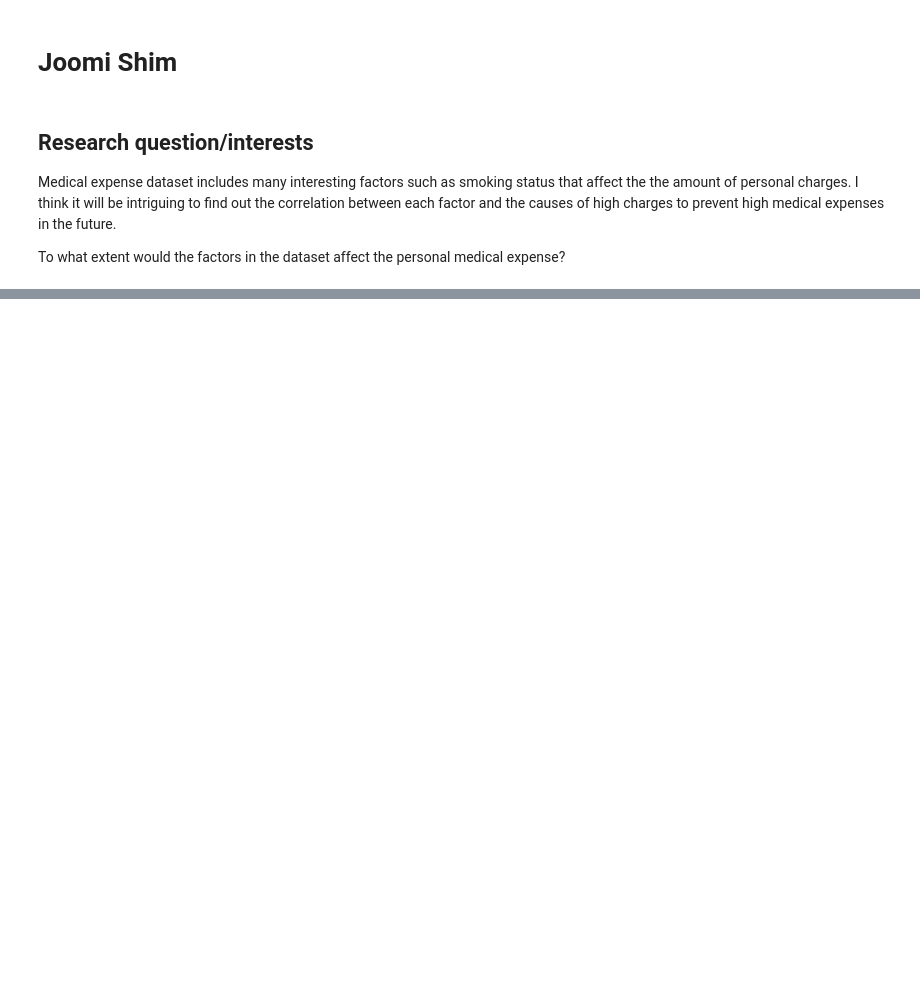
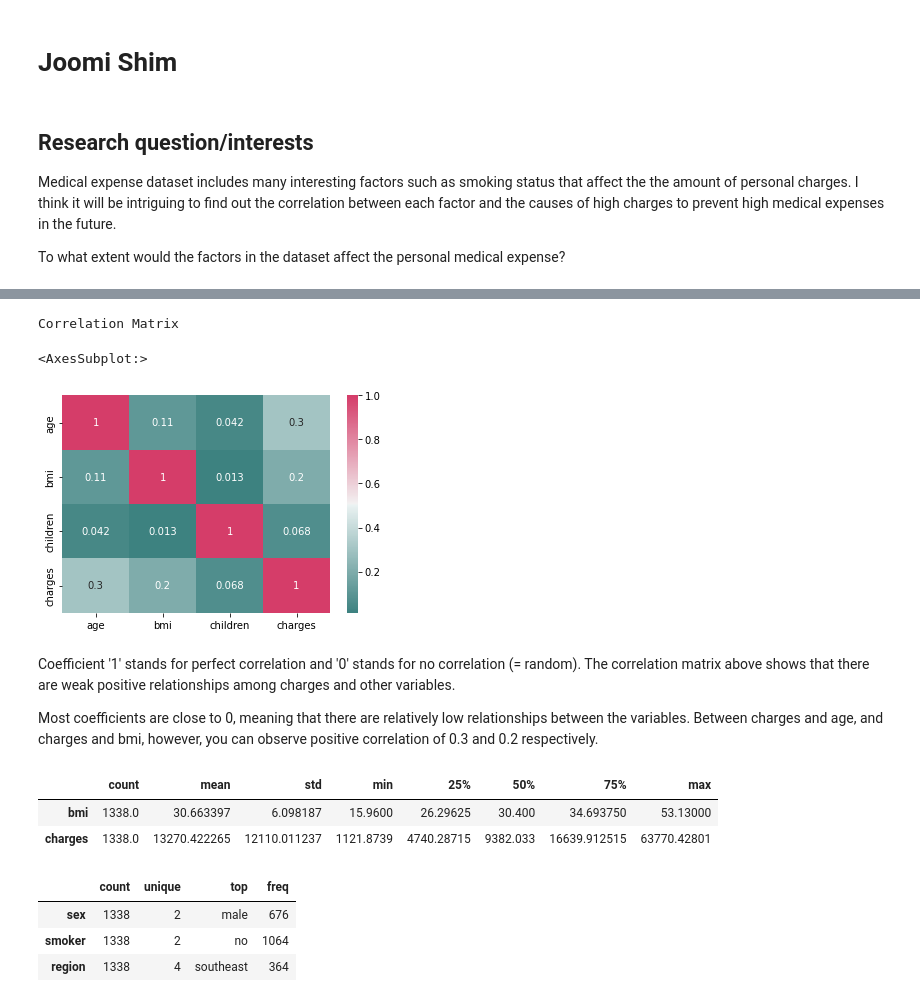
Before and after one commit to data301-2021-winter1/project-group60-project, a Jupyter notebook: notebooks/analysis1.ipynb, the cells around one changed output, grey strips where cells are left out. Drawn from its saved outputs; the diff is of its cells as text; code cells hidden in the pictures; blank space fills up the shorter version.

```diff
--- a/notebooks/analysis1.ipynb
+++ b/notebooks/analysis1.ipynb
@@ -8,0 +14,3 @@ To what extent would the factors in the dataset affect the personal medical expe
+# %%
+df = pd.read_csv('../data/raw/insurance.csv')
+df
@@ -8,0 +79,25 @@ To what extent would the factors in the dataset affect the personal medical expe
+# %%
+print("Correlation Matrix")
+corr = df.corr()
+sns.heatmap(corr, xticklabels=corr.columns, yticklabels=corr.columns, annot=True, cmap=sns.diverging_palette(190, 0, as_cmap=True))
+# %% [output]
+Correlation Matrix
+<AxesSubplot:>
+[figure, added]
+# %% [markdown]
+Coefficient '1' stands for perfect correlation and '0' stands for no correlation (= random). The correlation matrix above shows that there are weak positive relationships among charges and other variables.
+
+Most coefficients are close to 0, meaning that there are relatively low relationships between the variables. Between charges and age, and charges and bmi, however, you can observe positive correlation of 0.3 and 0.2 respectively.
+# %%
+df.describe(include='float64').T
+# %% [output]
+|  | count | mean | std | min | 25% | 50% | 75% | max |
+| bmi | 1338.0 | 30.663397 | 6.098187 | 15.9600 | 26.29625 | 30.400 | 34.693750 | 53.13000 |
+| charges | 1338.0 | 13270.422265 | 12110.011237 | 1121.8739 | 4740.28715 | 9382.033 | 16639.912515 | 63770.42801 |
+# %%
+df.describe(include='object').T
+# %% [output]
+|  | count | unique | top | freq |
+| sex | 1338 | 2 | male | 676 |
+| smoker | 1338 | 2 | no | 1064 |
+| region | 1338 | 4 | southeast | 364 |
```
Also changed, not shown: parts of 17 cells of this notebook, 3 other files.
